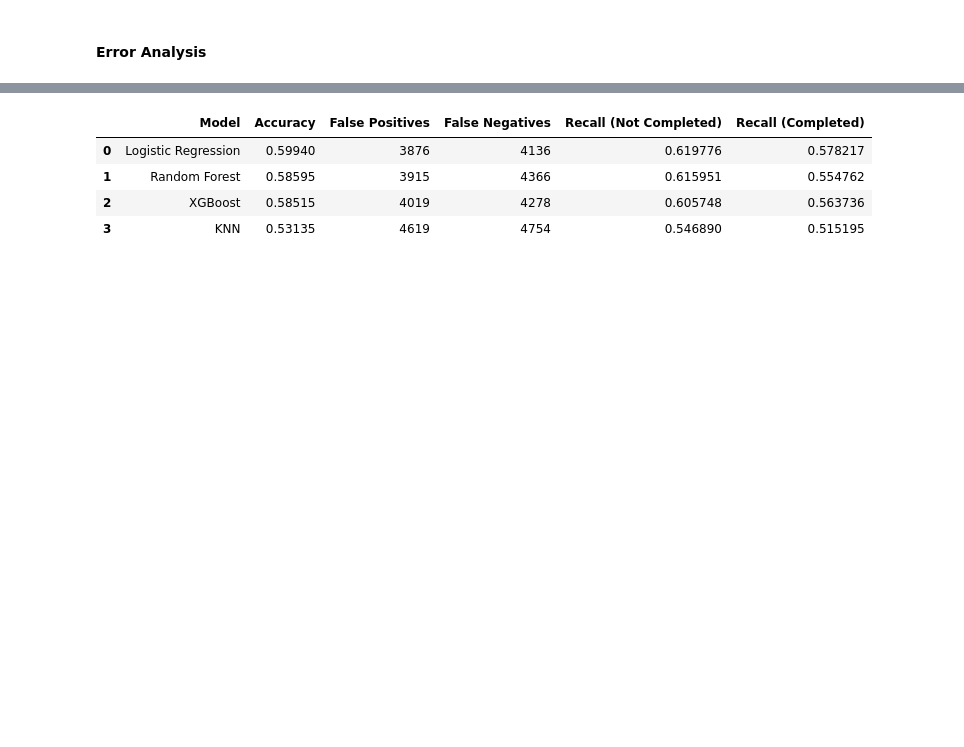
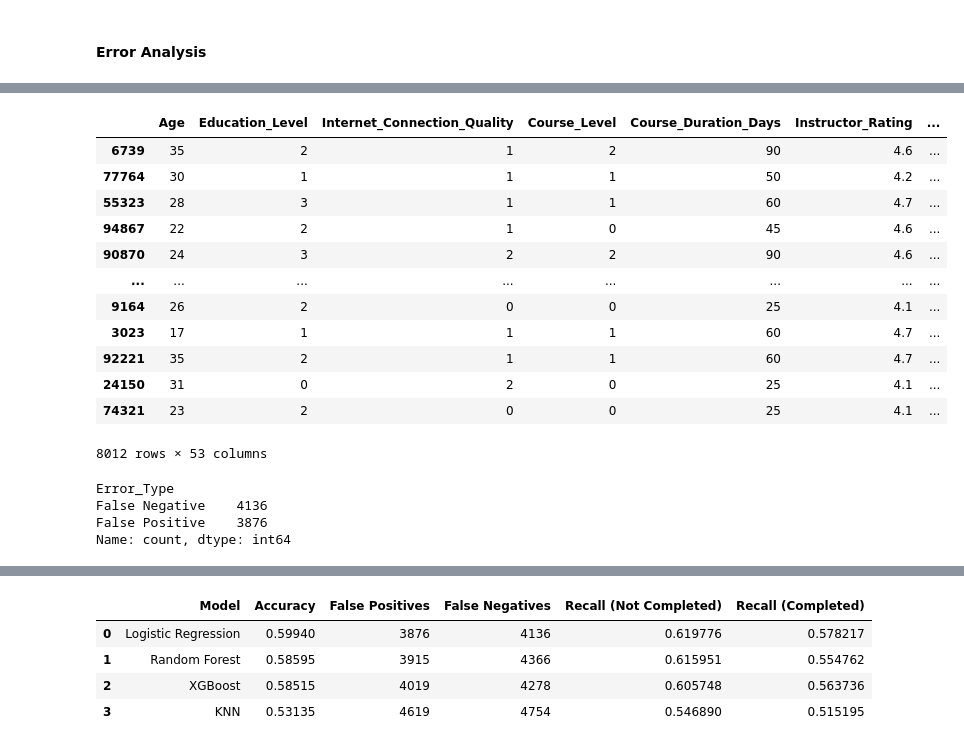
Before and after one commit to Njeri-Kiarie/Student_Online_Course_Completion_System, a Jupyter notebook: course_completion.ipynb, the cells around one changed output, grey strips where cells are left out. Cells and saved outputs as stored; diff of their text form; code cells hidden in the pictures; blank space fills up the shorter version.

```diff
--- a/course_completion.ipynb
+++ b/course_completion.ipynb
@@ -1015,0 +1094,21 @@ plt.show()
+# %%
+# Finding all the wrong predictions
+log_errors = log_results[
+    log_results["Actual"] != log_results["Predicted"]
+]
+
+log_errors
+# %% [output]
+|  | Age | Education_Level | Internet_Connection_Quality | Course_Level | Course_Duration_Days | Instructor_Rating | ... |
+| 6739 | 35 | 2 | 1 | 2 | 90 | 4.6 | ... |
+| 77764 | 30 | 1 | 1 | 1 | 50 | 4.2 | ... |
+| 55323 | 28 | 3 | 1 | 1 | 60 | 4.7 | ... |
+| 94867 | 22 | 2 | 1 | 0 | 45 | 4.6 | ... |
+| 90870 | 24 | 3 | 2 | 2 | 90 | 4.6 | ... |
+| ... | ... | ... | ... | ... | ... | ... | ... |
+| 9164 | 26 | 2 | 0 | 0 | 25 | 4.1 | ... |
+| 3023 | 17 | 1 | 1 | 1 | 60 | 4.7 | ... |
+| 92221 | 35 | 2 | 1 | 1 | 60 | 4.7 | ... |
+| 24150 | 31 | 0 | 2 | 0 | 25 | 4.1 | ... |
+| 74321 | 23 | 2 | 0 | 0 | 25 | 4.1 | ... |
+8012 rows × 53 columns
@@ -1015,0 +1132,7 @@ plt.show()
+# %%
+log_errors["Error_Type"].value_counts()
+# %% [output]
+Error_Type
+False Negative    4136
+False Positive    3876
+Name: count, dtype: int64
```
Also changed, not shown: parts of 38 cells of this notebook, 1 other file.
